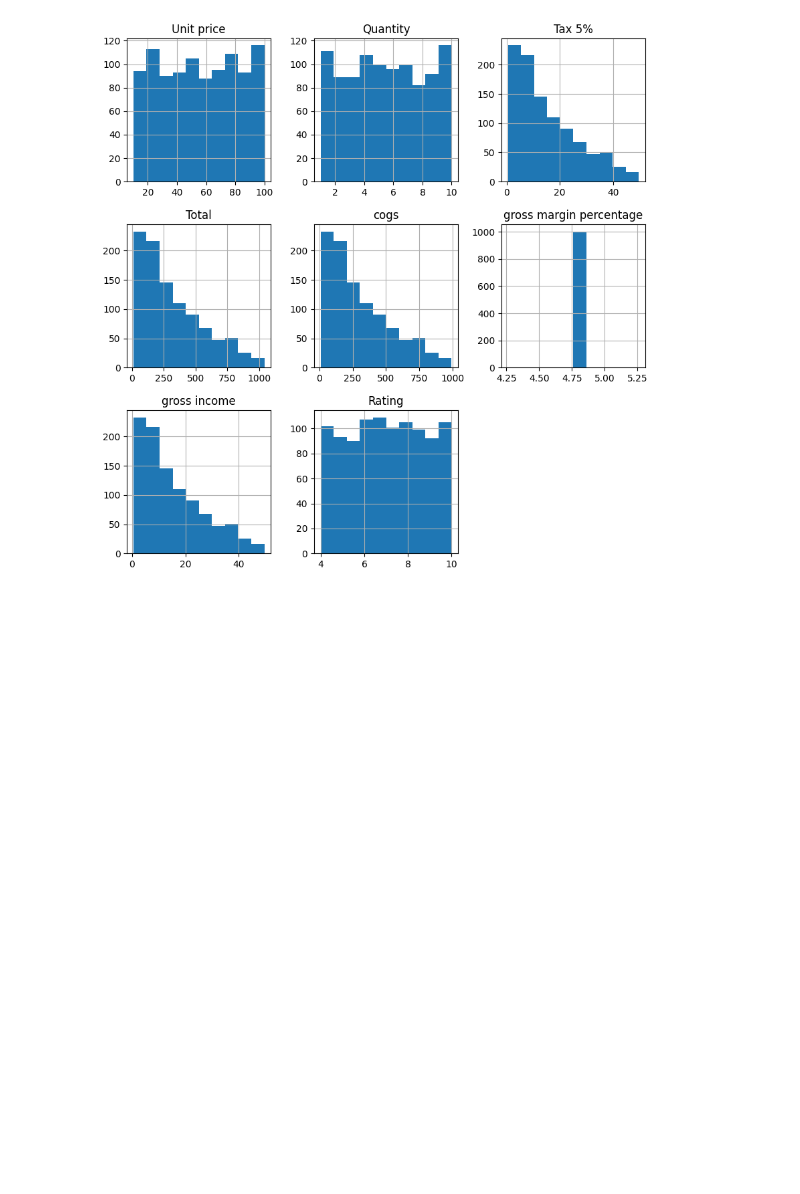
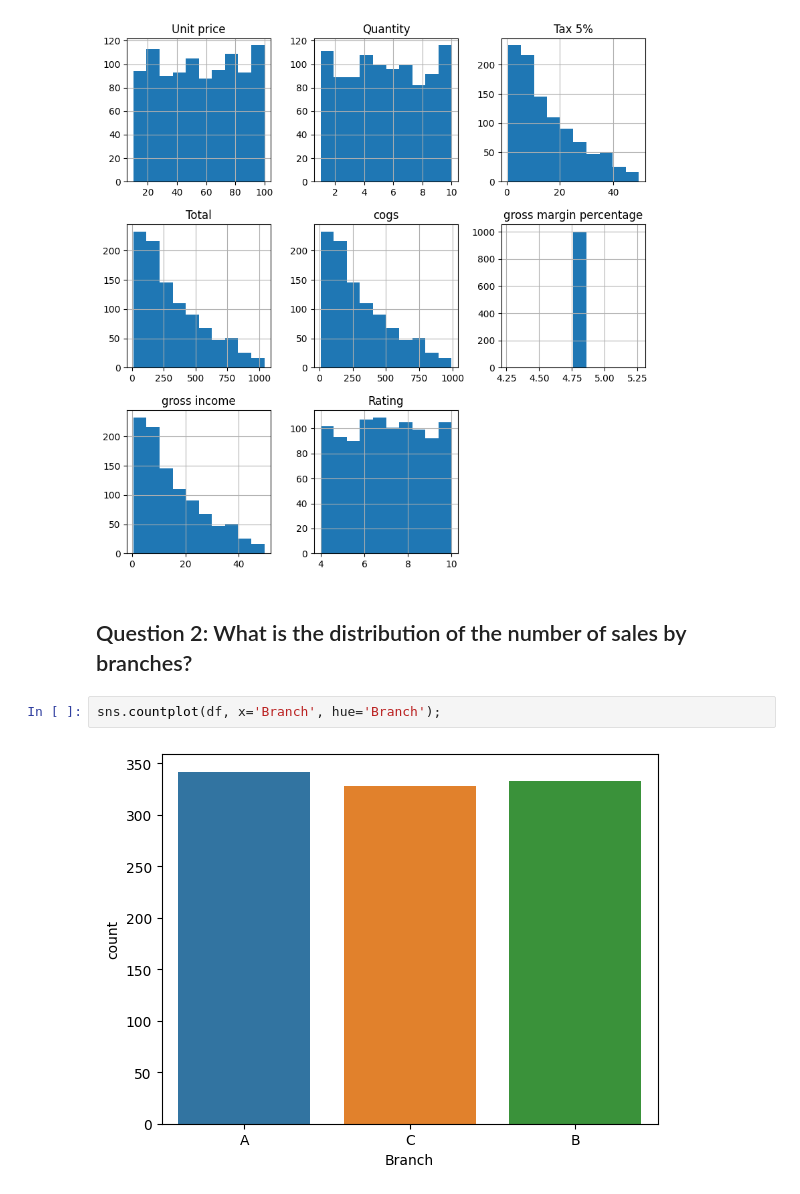
Before and after one commit to nihemelandu/EDA_PYTHON, a Jupyter notebook: EDA_PYTHON.ipynb, the cells around one changed output. Saved outputs shown, nothing was run; the diff lists cells and outputs as text; blank space fills up the shorter version.

```diff
--- a/EDA_PYTHON.ipynb
+++ b/EDA_PYTHON.ipynb
@@ -115,3 +117,9 @@ plt.legend();
 df.hist(figsize=(10,10));
 # %% [output]
 [figure]
+# %% [markdown]
+## Question 2: What is the distribution of the number of sales by branches?
+# %%
+sns.countplot(df, x='Branch', hue='Branch');
+# %% [output]
+[figure, added]
```
Also changed, not shown: parts of 6 cells of this notebook.
